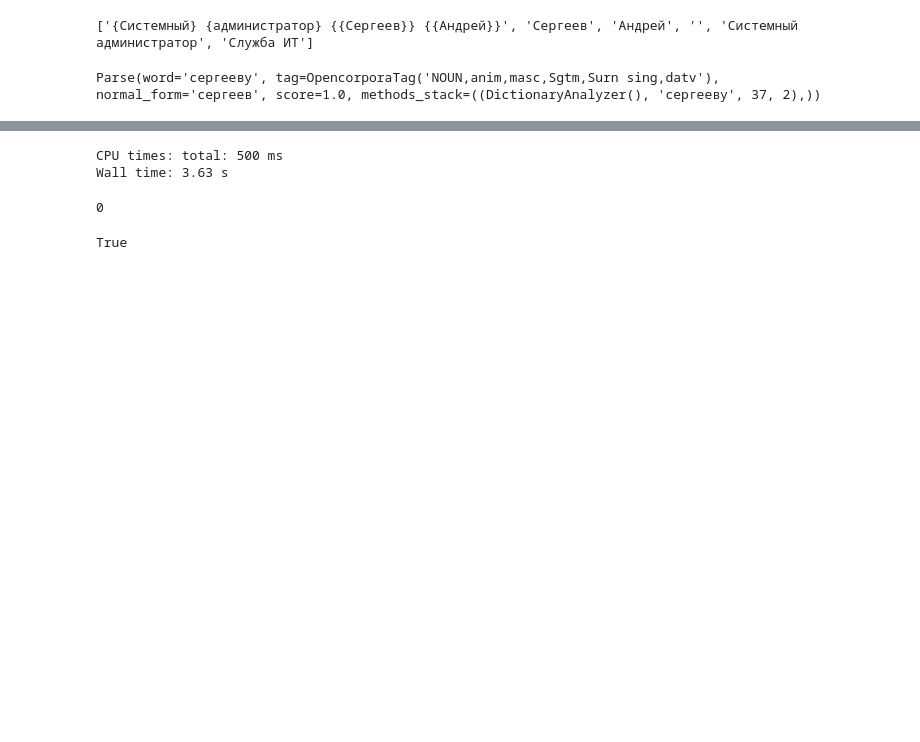
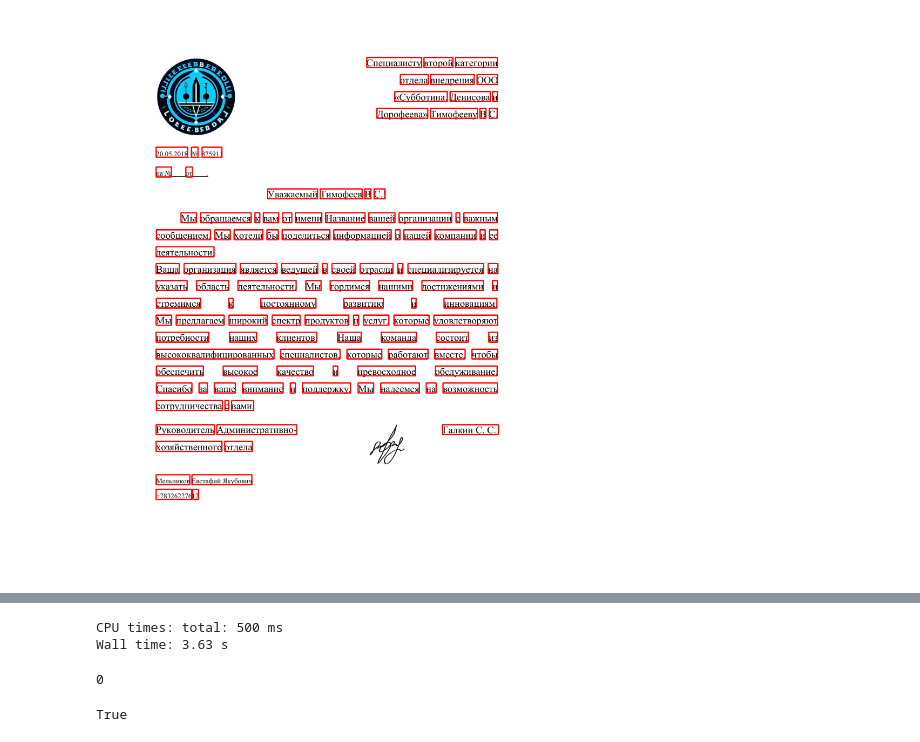
Before and after one commit to Letters-recognize-service/letters_dataset_generator, a Jupyter notebook: letters_test_win.ipynb, the cells around one changed output, grey strips where cells are left out. Drawn from its saved outputs; the diff is of its cells as text; code cells hidden in the pictures; blank space fills up the shorter version.

Commit message:
Added layout extraction from pdf

```diff
--- a/letters_test_win.ipynb
+++ b/letters_test_win.ipynb
@@ -29,20 +20,3 @@ from faker import Faker
-# %%
-# morph.parse(header_sample[3])[0].inflect({'datv'}).word
-# adresat.title()
-morph = pymorphy2.MorphAnalyzer(lang='ru')
-sample = resp[np.random.choice(range(len(resp)))]
-print(sample)
-most_likely = morph.parse(sample[1])[0]
-for candidat in morph.parse(sample[1]):
-    if 'Surn' in candidat.tag or 'nomn' in candidat.tag: # 'Surn' 'Name', 'Patr'
-        most_likely = candidat
-        if {'Surn', 'nomn'} in candidat.tag:
-            break
-most_likely
-most_likely.inflect({'datv', 'sing'})
-# %% [output]
-['{Системный} {администратор} {{Сергеев}} {{Андрей}}', 'Сергеев', 'Андрей', '', 'Системный администратор', 'Служба ИТ']
-Parse(word='сергееву', tag=OpencorporaTag('NOUN,anim,masc,Sgtm,Surn sing,datv'), normal_form='сергеев', score=1.0, methods_stack=((DictionaryAnalyzer(), 'сергееву', 37, 2),))
 # %%
 # формат json {'words': [], 'bbox': [[], []]}
 
@@ -298 +447,14 @@ for filename in tqdm(range(10)):
     # coords, tokens = get_word_coords(os.path.join(out_dir, 'pdf', f'{filename}.pdf'))
+# %%
+import cv2
+
+img = cv2.imread('letters_out/jpg/0.jpg')
+with open(os.path.join(out_dir, 'json', '0.json'), 'r') as f:
+    layout = json.load(f)
+
+for box in layout['boxes']:
+    img = cv2.rectangle(img, (box[0][0], box[0][1]), (box[1][0], box[1][1]), (255, 0, 0), 3)
+
+Image.fromarray(img)
+# %% [output]
+[figure, added]
```
Also changed, not shown: parts of 25 cells of this notebook.
